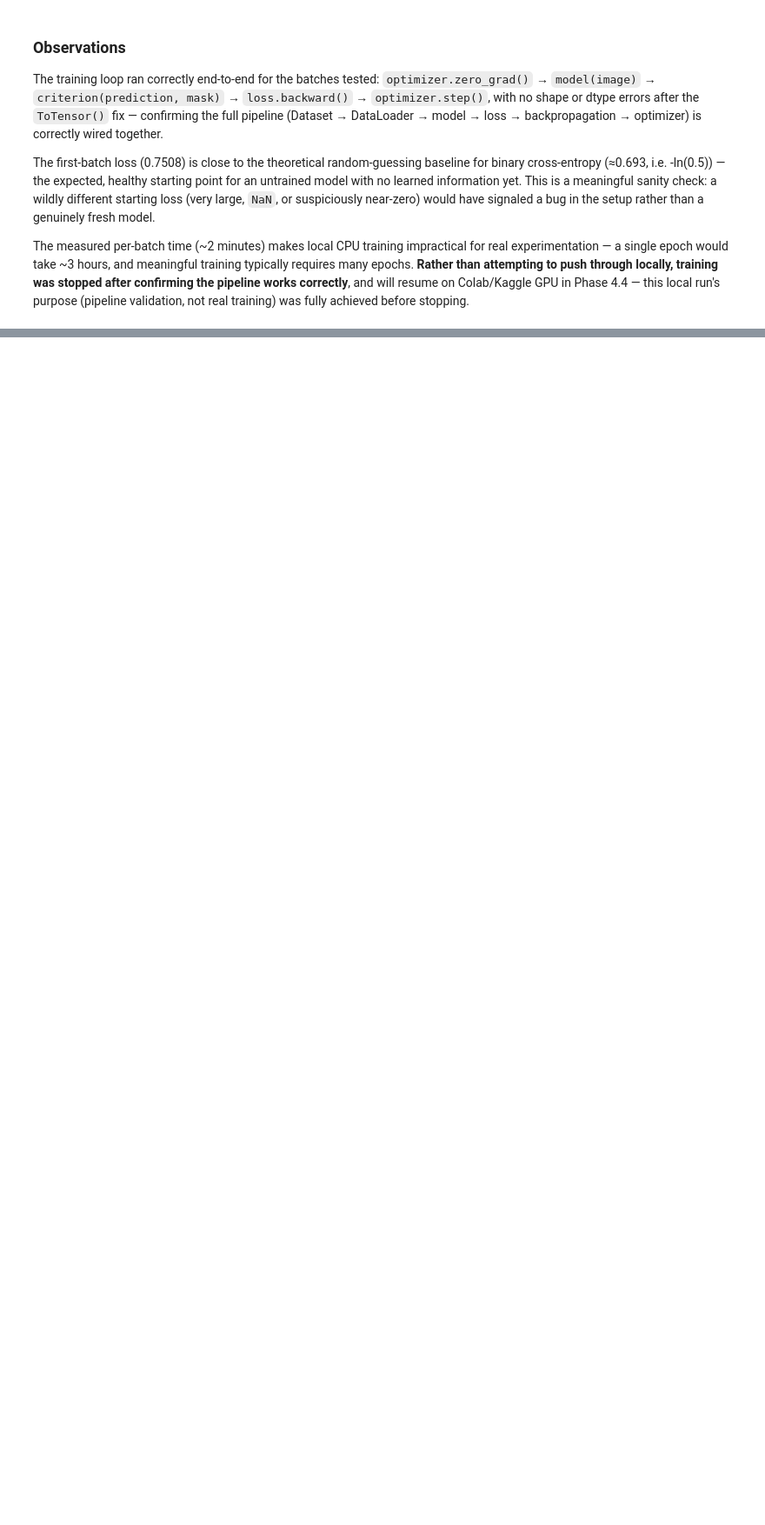
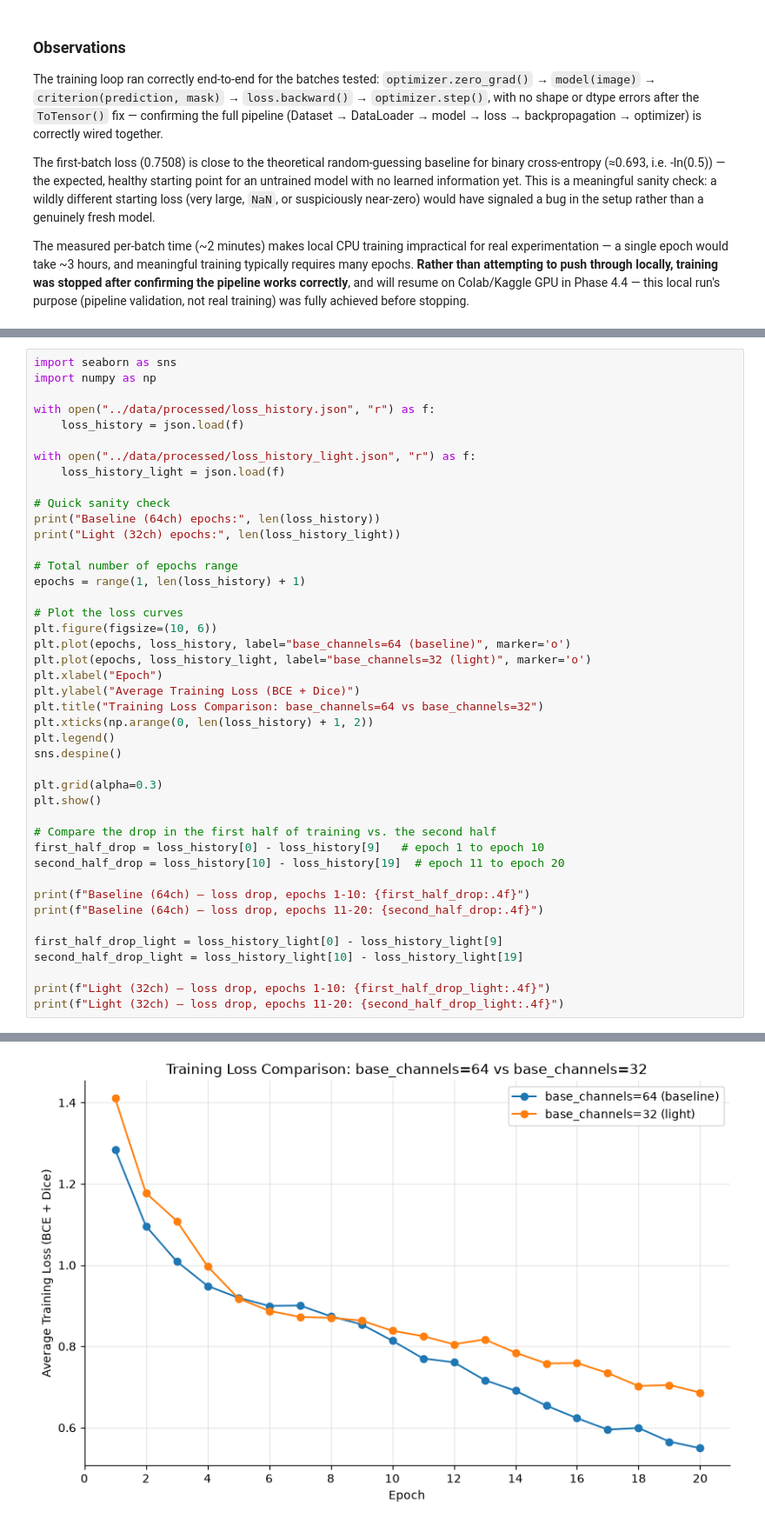
Before and after one commit to husnainalix77/disaster-damage-assessment, a Jupyter notebook: notebooks/04_segmentation.ipynb, the cells around one changed output, grey strips where cells are left out. Shown at 87% size. Drawn from its saved outputs; the diff is of its cells as text; blank space fills up the shorter version.

```diff
--- a/notebooks/04_segmentation.ipynb
+++ b/notebooks/04_segmentation.ipynb
@@ -170,0 +413,44 @@ The measured per-batch time (~2 minutes) makes local CPU training impractical fo
+# %%
+import seaborn as sns
+import numpy as np
+
+with open("../data/processed/loss_history.json", "r") as f:
+    loss_history = json.load(f)
+
+with open("../data/processed/loss_history_light.json", "r") as f:
+    loss_history_light = json.load(f)
+
+# Quick sanity check
+print("Baseline (64ch) epochs:", len(loss_history))
+print("Light (32ch) epochs:", len(loss_history_light))
+
+# Total number of epochs range
+epochs = range(1, len(loss_history) + 1)
+
+# Plot the loss curves
+plt.figure(figsize=(10, 6))
+plt.plot(epochs, loss_history, label="base_channels=64 (baseline)", marker='o')
+plt.plot(epochs, loss_history_light, label="base_channels=32 (light)", marker='o')
+plt.xlabel("Epoch")
+plt.ylabel("Average Training Loss (BCE + Dice)")
+plt.title("Training Loss Comparison: base_channels=64 vs base_channels=32")
+plt.xticks(np.arange(0, len(loss_history) + 1, 2))
+plt.legend()
+sns.despine()
+
+plt.grid(alpha=0.3)
+plt.show()
+
+# Compare the drop in the first half of training vs. the second half
+first_half_drop = loss_history[0] - loss_history[9]   # epoch 1 to epoch 10
+second_half_drop = loss_history[10] - loss_history[19]  # epoch 11 to epoch 20
+
+print(f"Baseline (64ch) — loss drop, epochs 1-10: {first_half_drop:.4f}")
+print(f"Baseline (64ch) — loss drop, epochs 11-20: {second_half_drop:.4f}")
+
+first_half_drop_light = loss_history_light[0] - loss_history_light[9]
+second_half_drop_light = loss_history_light[10] - loss_history_light[19]
+
+print(f"Light (32ch) — loss drop, epochs 1-10: {first_half_drop_light:.4f}")
+print(f"Light (32ch) — loss drop, epochs 11-20: {second_half_drop_light:.4f}")
+# %% [output]
@@ -170,0 +459 @@ The measured per-batch time (~2 minutes) makes local CPU training impractical fo
+[figure, added]
```
Also changed, not shown: parts of 17 cells of this notebook, 3 other files.
